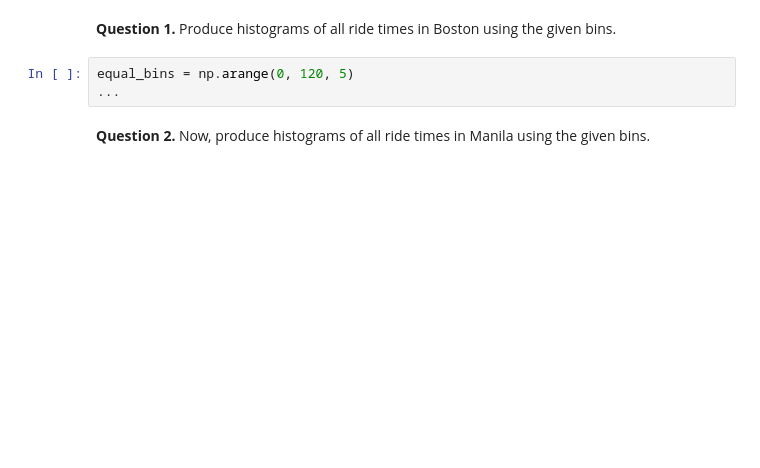
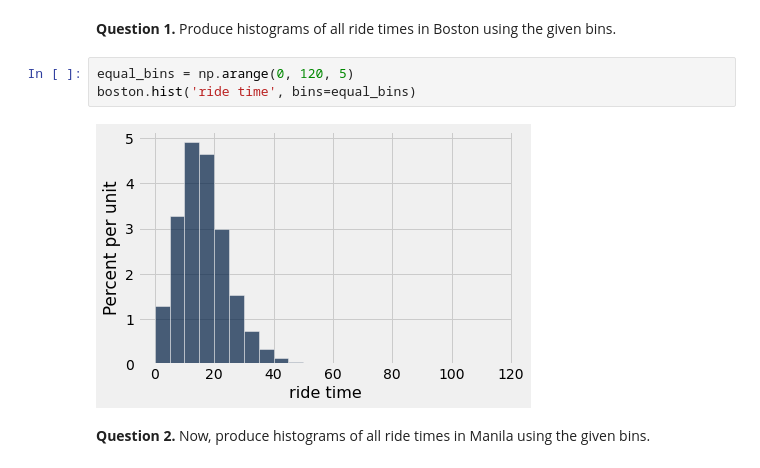
Before and after one commit to Theling1/UMBC-IS296-Spring2022-EL, a Jupyter notebook: hw/hw03/hw03.ipynb, the cells around one changed output. Cells and saved outputs as stored; diff of their text form; blank space fills up the shorter version.

```diff
--- a/hw/hw03/hw03.ipynb
+++ b/hw/hw03/hw03.ipynb
@@ -362,7 +466,9 @@ manual: true
 -->
 # %%
 equal_bins = np.arange(0, 120, 5)
-...
+boston.hist('ride time', bins=equal_bins)
+# %% [output]
+[figure, added]
 # %% [markdown]
 <!-- END QUESTION -->
 
```
Also changed, not shown: parts of 34 cells of this notebook.
